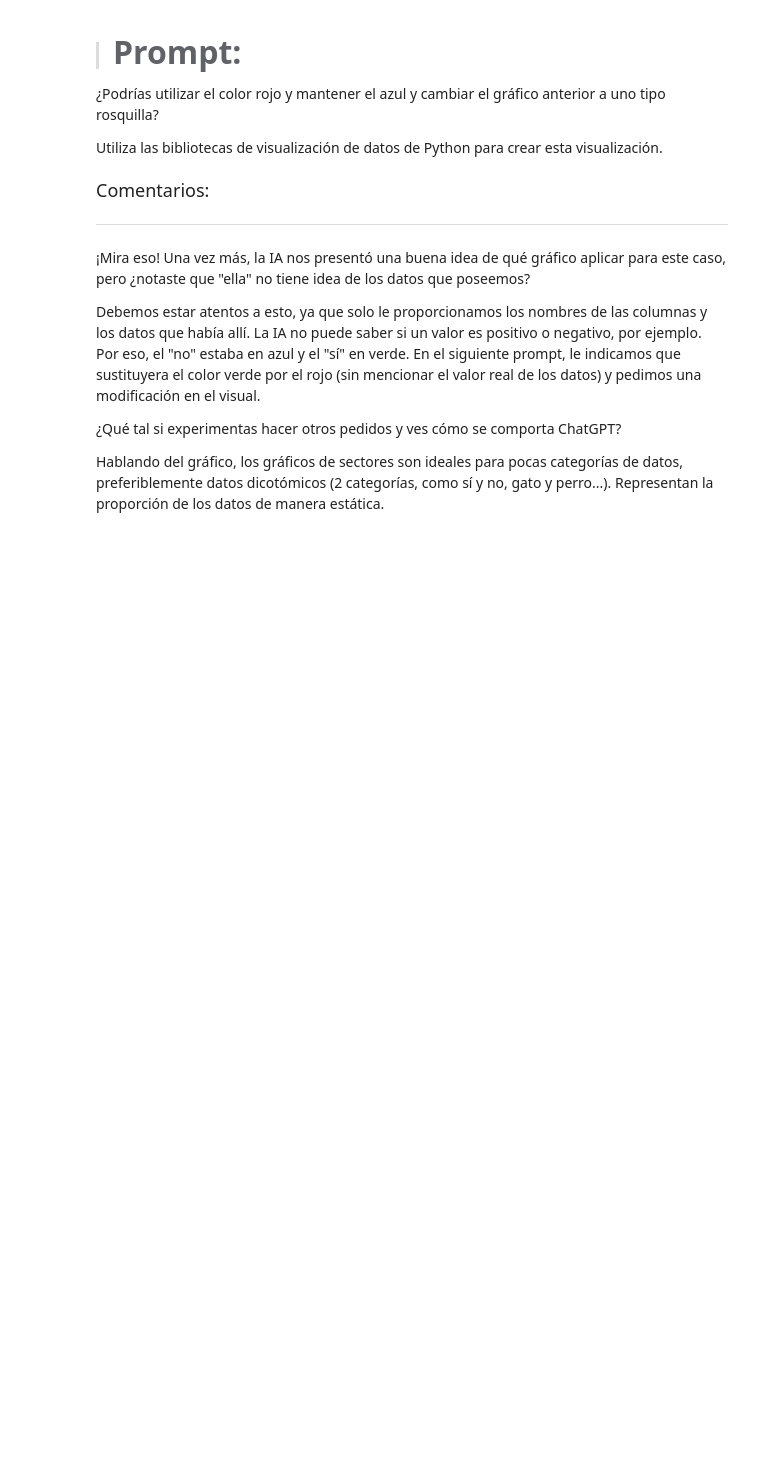
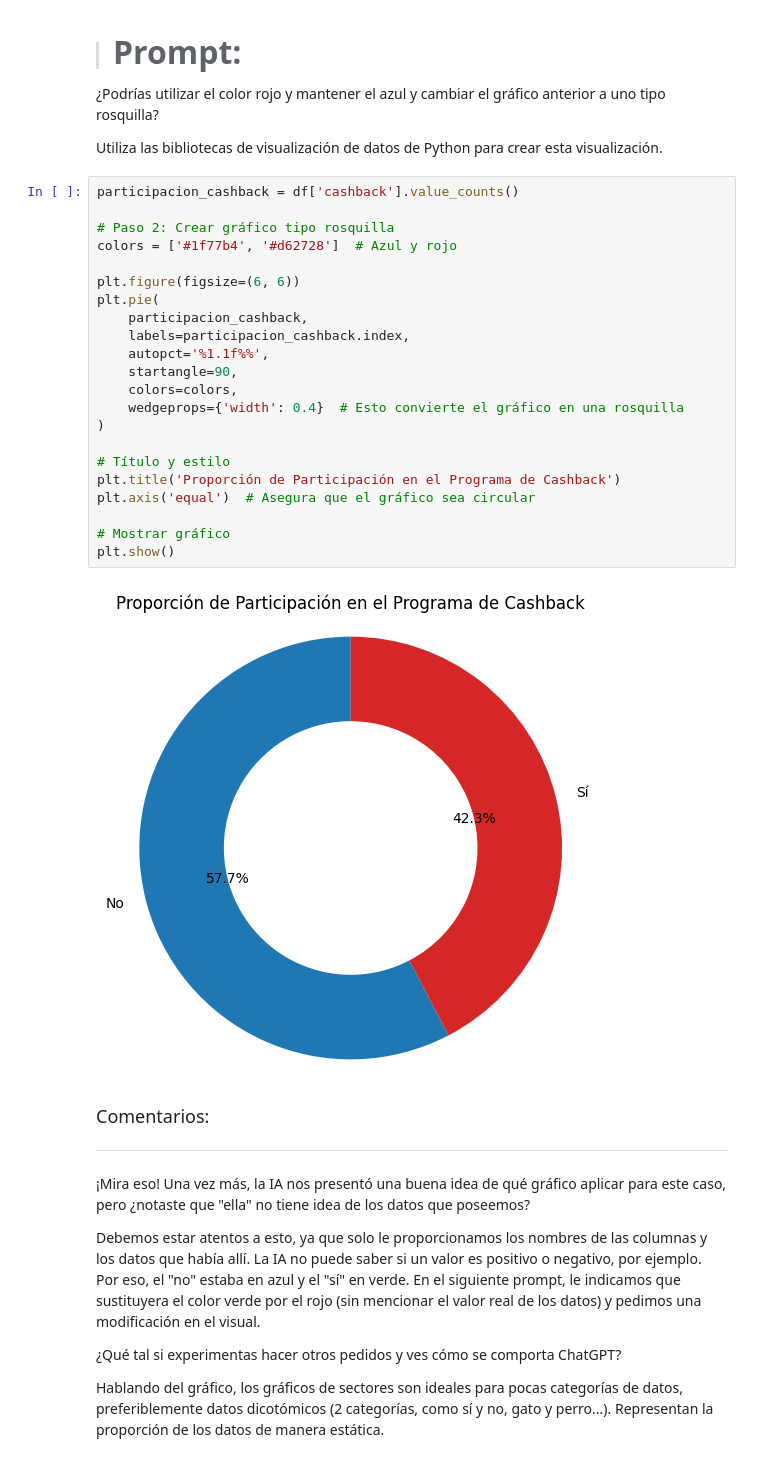
Before and after one commit to Goyo0117970/IA-en-la-ciencia-de-datos, a Jupyter notebook: IA_aplicada_a_ciencia_de_datos.ipynb, the cells around one changed output. Drawn from its saved outputs; the diff is of its cells as text; blank space fills up the shorter version.

```diff
--- a/IA_aplicada_a_ciencia_de_datos.ipynb
+++ b/IA_aplicada_a_ciencia_de_datos.ipynb
@@ -652,6 +691,30 @@ Utiliza las bibliotecas de visualización de datos de Python para crear esta vis
 ¿Podrías utilizar el color rojo y mantener el azul y cambiar el gráfico anterior a uno tipo rosquilla?
 
 Utiliza las bibliotecas de visualización de datos de Python para crear esta visualización.
+# %%
+participacion_cashback = df['cashback'].value_counts()
+
+# Paso 2: Crear gráfico tipo rosquilla
+colors = ['#1f77b4', '#d62728']  # Azul y rojo
+
+plt.figure(figsize=(6, 6))
+plt.pie(
+    participacion_cashback,
+    labels=participacion_cashback.index,
+    autopct='%1.1f%%',
+    startangle=90,
+    colors=colors,
+    wedgeprops={'width': 0.4}  # Esto convierte el gráfico en una rosquilla
+)
+
+# Título y estilo
+plt.title('Proporción de Participación en el Programa de Cashback')
+plt.axis('equal')  # Asegura que el gráfico sea circular
+
+# Mostrar gráfico
+plt.show()
+# %% [output]
+[figure, added]
 # %% [markdown]
 <font color="7b71ff" size=4> Comentarios: </font>
 
```
Also changed, not shown: parts of 3 cells of this notebook.
